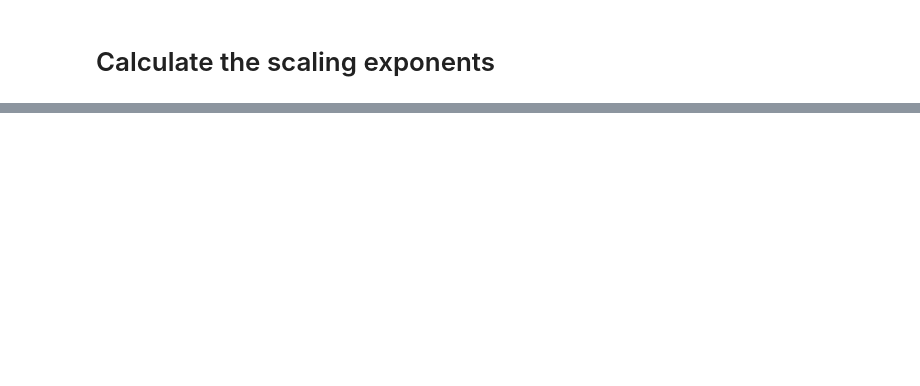
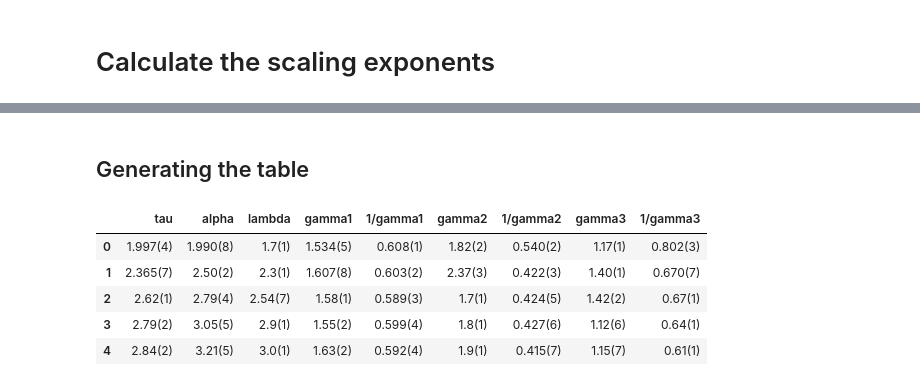
Before and after one commit to GabrielRemi/Sandpile, a Jupyter notebook: Code/analysis_nd.ipynb, the cells around one changed output, grey strips where cells are left out. Cells and saved outputs as stored; diff of their text form; code cells hidden in the pictures; blank space fills up the shorter version.

```diff
--- a/Code/analysis_nd.ipynb
+++ b/Code/analysis_nd.ipynb
@@ -76,0 +52,55 @@ df
+# %% [markdown]
+## Generating the table
+# %%
+params = [
+    (2, 40),
+    (3, 20),
+    (4, 12),
+    (5, 10),
+    (6, 10)
+]
+
+limits = [
+    [
+        (None, 100), (None, 80), (1, 12),
+        (None, 105), (7, 1_000), (3, 10.5),
+        (10.5, 150), (3, 10.5), (5, 80)
+    ],
+    [
+        (None, 100), (None, 40), (1, 8),
+        (None, 90), (7, 120), (3, 10.5),
+        (10.5, 150), (3, 10.5), (3, 80)
+    ],
+    [
+        (None, 100), (None, 20), (1, 4.5),
+        (None, 90), (7, 120), (0.2, 6),
+        (6, 70), (1, 15), (3, 30)
+    ],
+    [
+        (None, 100), (None, 20), (1, 4.5),
+        (None, 90), (3, 100), (0.2, 6),
+        (5, 50), (0.2, 5), (3, 30)
+    ],
+    [
+        (None, 100), (None, 20), (1, 4.5),
+        (None, 90), (3, 100), (0.2, 6),
+        (5, 50), (0.2, 5), (3, 30)
+    ]
+]
+
+df = pd.DataFrame()
+
+for _limits, (_dim, _grid) in zip(limits, params):
+    path_dir = Path(f"data/d{_dim}_g{_grid}_c7_cl_nco")
+    data = load_combine_avalanche_data_samples(path_dir, False)
+    curr_df, _ = calculate_all_scaling_exponents(data, _limits)
+    df = pd.concat([df, curr_df]).reset_index(drop=True)
+
+df.map(lambda x: "{:.1uSP}".format(x))
+# %% [output]
+|  | tau | alpha | lambda | gamma1 | 1/gamma1 | gamma2 | 1/gamma2 | gamma3 | 1/gamma3 |
+| 0 | 1.997(4) | 1.990(8) | 1.7(1) | 1.534(5) | 0.608(1) | 1.82(2) | 0.540(2) | 1.17(1) | 0.802(3) |
+| 1 | 2.365(7) | 2.50(2) | 2.3(1) | 1.607(8) | 0.603(2) | 2.37(3) | 0.422(3) | 1.40(1) | 0.670(7) |
+| 2 | 2.62(1) | 2.79(4) | 2.54(7) | 1.58(1) | 0.589(3) | 1.7(1) | 0.424(5) | 1.42(2) | 0.67(1) |
+| 3 | 2.79(2) | 3.05(5) | 2.9(1) | 1.55(2) | 0.599(4) | 1.8(1) | 0.427(6) | 1.12(6) | 0.64(1) |
+| 4 | 2.84(2) | 3.21(5) | 3.0(1) | 1.63(2) | 0.592(4) | 1.9(1) | 0.415(7) | 1.15(7) | 0.61(1) |
```
Also changed, not shown: parts of 7 cells of this notebook, 3 other files.
